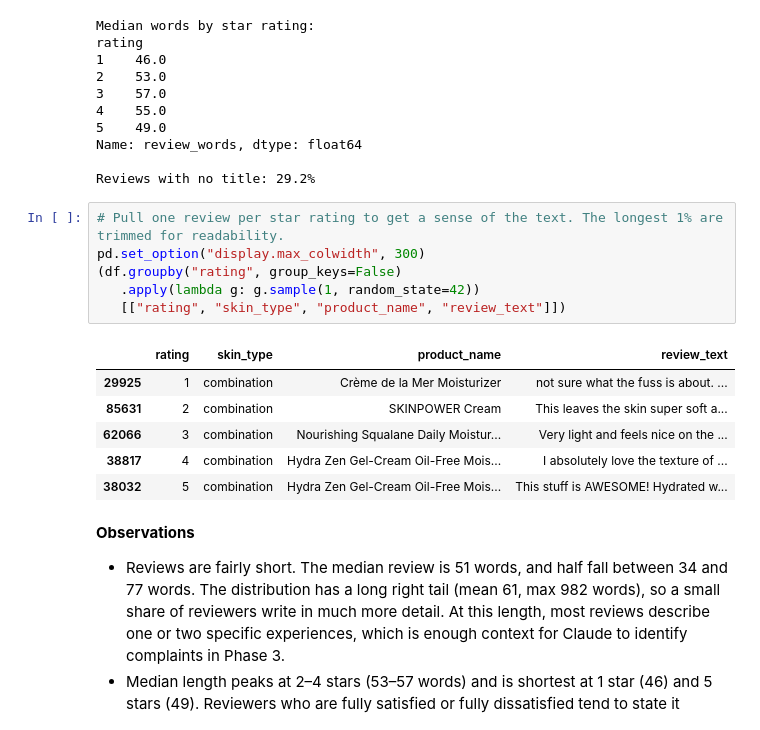
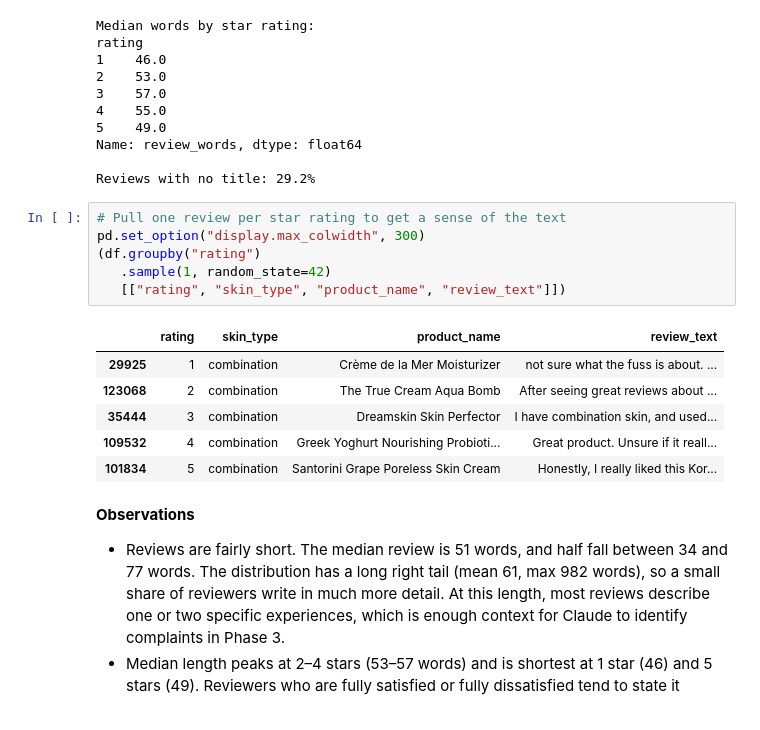
Before and after one commit to Neha-Ko/CDA-Course-Project, a Jupyter notebook: Notebooks/2_Data_Exploration.ipynb, the cells around one changed output. Drawn from its saved outputs; the diff is of its cells as text.

Commit message:
Update groupby sampling for compatibility with newer pandas

```diff
--- a/Notebooks/2_Data_Exploration.ipynb
+++ b/Notebooks/2_Data_Exploration.ipynb
@@ -131,18 +133,18 @@ Name: review_words, dtype: float64
 
 Reviews with no title: 29.2%
 # %%
-# Pull one review per star rating to get a sense of the text. The longest 1% are trimmed for readability.
+# Pull one review per star rating to get a sense of the text
 pd.set_option("display.max_colwidth", 300)
-(df.groupby("rating", group_keys=False)
-   .apply(lambda g: g.sample(1, random_state=42))
+(df.groupby("rating")
+   .sample(1, random_state=42)
    [["rating", "skin_type", "product_name", "review_text"]])
 # %% [output]
 |  | rating | skin_type | product_name | review_text |
 | 29925 | 1 | combination | Crème de la Mer Moisturizer | not sure what the fuss is about. ... |
-| 85631 | 2 | combination | SKINPOWER Cream | This leaves the skin super soft a... |
-| 62066 | 3 | combination | Nourishing Squalane Daily Moistur... | Very light and feels nice on the ... |
-| 38817 | 4 | combination | Hydra Zen Gel-Cream Oil-Free Mois... | I absolutely love the texture of ... |
-| 38032 | 5 | combination | Hydra Zen Gel-Cream Oil-Free Mois... | This stuff is AWESOME! Hydrated w... |
+| 123068 | 2 | combination | The True Cream Aqua Bomb | After seeing great reviews about ... |
+| 35444 | 3 | combination | Dreamskin Skin Perfector | I have combination skin, and used... |
+| 109532 | 4 | combination | Greek Yoghurt Nourishing Probioti... | Great product. Unsure if it reall... |
+| 101834 | 5 | combination | Santorini Grape Poreless Skin Cream | Honestly, I really liked this Kor... |
 # %% [markdown]
 **Observations**
 
```
Also changed, not shown: parts of 3 cells of this notebook, 1 other file.
